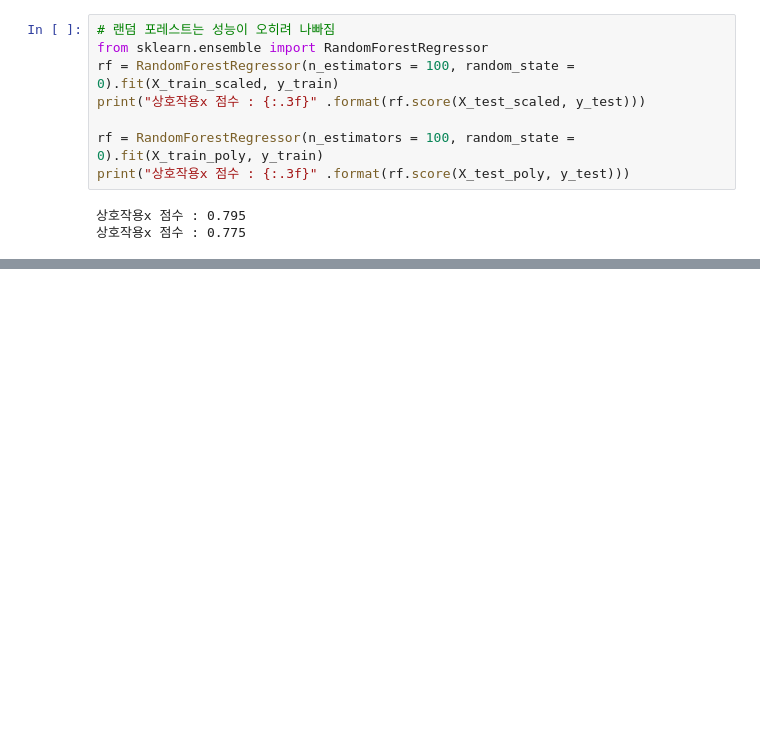
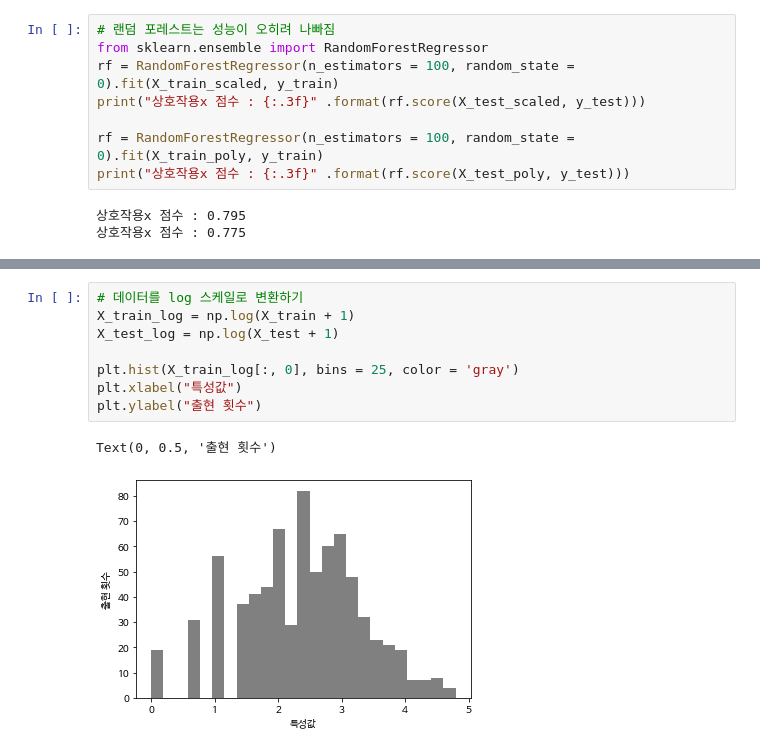
Before and after one commit to 1bin01/Machine-Learning, a Jupyter notebook: Introduction-to-Machine-Learning/Ch4_representing_data_feature_engineering.ipynb, the cells around one changed output, grey strips where cells are left out. Cells and saved outputs as stored; diff of their text form; blank space fills up the shorter version.

```diff
--- a/Introduction-to-Machine-Learning/Ch4_representing_data_feature_engineering.ipynb
+++ b/Introduction-to-Machine-Learning/Ch4_representing_data_feature_engineering.ipynb
@@ -466,0 +512,11 @@ print("상호작용x 점수 : {:.3f}" .format(rf.score(X_test_poly, y_test)))
+# %%
+# 데이터를 log 스케일로 변환하기
+X_train_log = np.log(X_train + 1)
+X_test_log = np.log(X_test + 1)
+
+plt.hist(X_train_log[:, 0], bins = 25, color = 'gray')
+plt.xlabel("특성값")
+plt.ylabel("출현 횟수")
+# %% [output]
+Text(0, 0.5, '출현 횟수')
+[figure, added]
```
Also changed, not shown: parts of 11 cells of this notebook.
